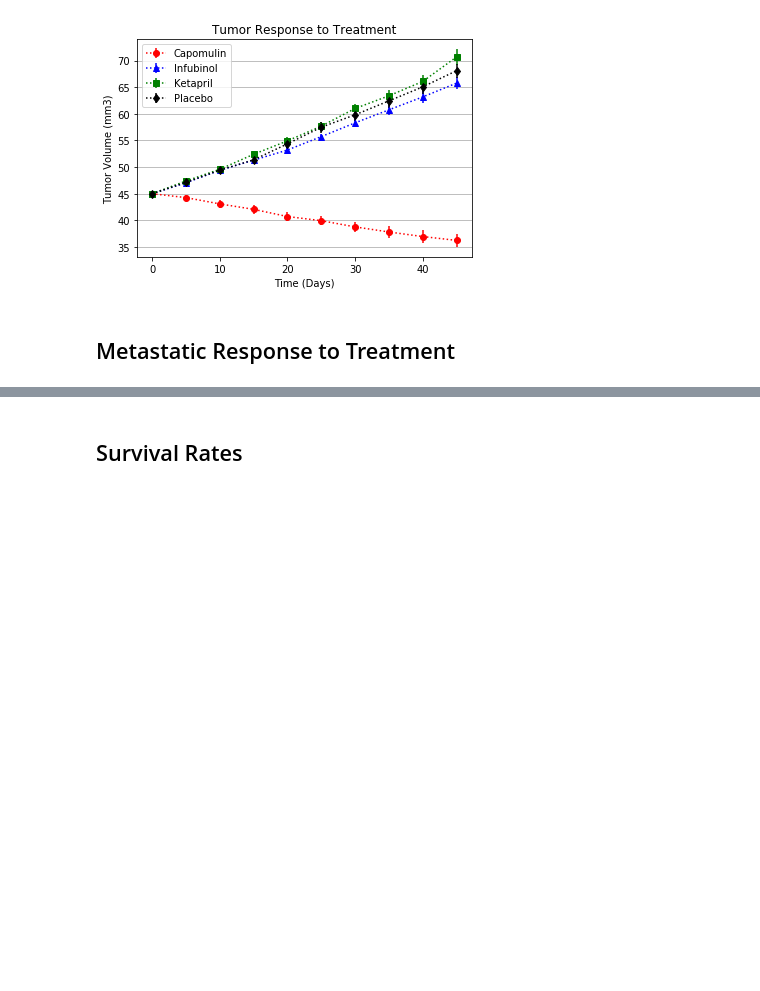
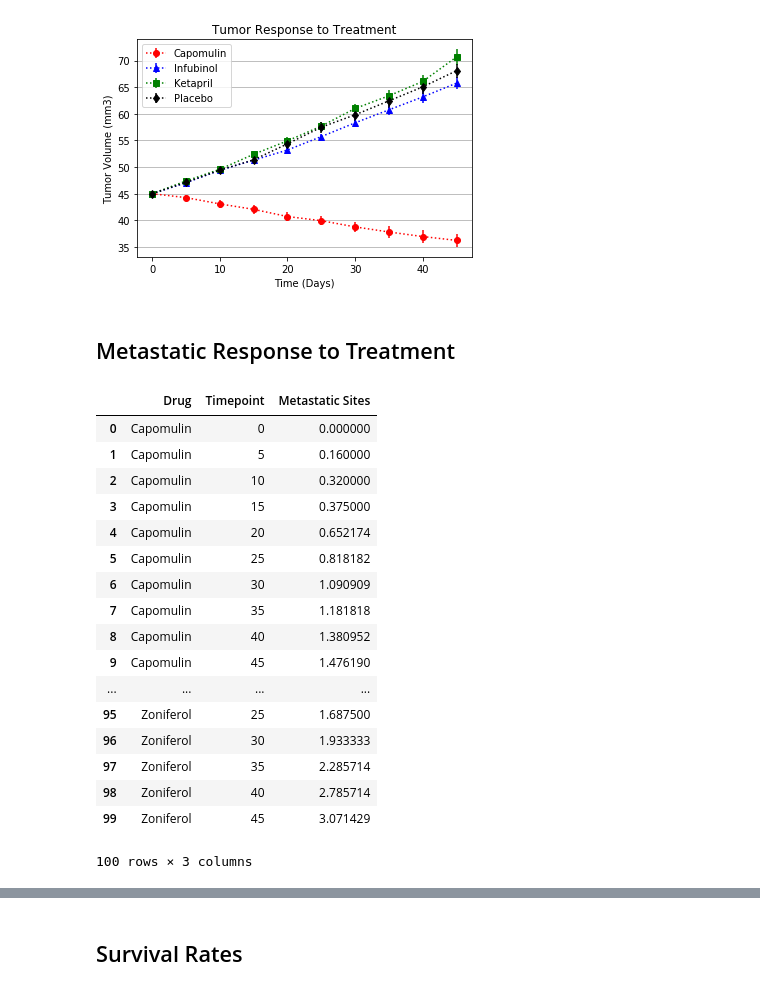
Before and after one commit to mjknj18/Pharmaceutical-Treatment-Result-Analysis, a Jupyter notebook: Pharmaceutical_Treatment_Results_Main.ipynb, the cells around one changed output, grey strips where cells are left out. Drawn from its saved outputs; the diff is of its cells as text; code cells hidden in the pictures; blank space fills up the shorter version.

```diff
--- a/Pharmaceutical_Treatment_Results_Main.ipynb
+++ b/Pharmaceutical_Treatment_Results_Main.ipynb
@@ -206,0 +195,31 @@ plt.show()
+# %%
+#Split Combined Data Frame into Groups by Drug Name & Timepoint
+drug_time_groups = combined_data.groupby(['Drug', 'Timepoint'])
+
+#Calculate Average Metastatic Sites for Grouped Data & Assign To Average Metastatic Site Data Frame
+met_avg_raw = pd.DataFrame(drug_time_groups.mean().reset_index())
+
+#Drop Tumor Volume Data from Average Metastatic Site Data Frame
+met_avg_data = met_avg_raw.drop('Tumor Volume (mm3)', 1)
+
+#Display Average Metastatic Site Data Frame
+met_avg_data
+# %% [output]
+|  | Drug | Timepoint | Metastatic Sites |
+| 0 | Capomulin | 0 | 0.000000 |
+| 1 | Capomulin | 5 | 0.160000 |
+| 2 | Capomulin | 10 | 0.320000 |
+| 3 | Capomulin | 15 | 0.375000 |
+| 4 | Capomulin | 20 | 0.652174 |
+| 5 | Capomulin | 25 | 0.818182 |
+| 6 | Capomulin | 30 | 1.090909 |
+| 7 | Capomulin | 35 | 1.181818 |
+| 8 | Capomulin | 40 | 1.380952 |
+| 9 | Capomulin | 45 | 1.476190 |
+| ... | ... | ... | ... |
+| 95 | Zoniferol | 25 | 1.687500 |
+| 96 | Zoniferol | 30 | 1.933333 |
+| 97 | Zoniferol | 35 | 2.285714 |
+| 98 | Zoniferol | 40 | 2.785714 |
+| 99 | Zoniferol | 45 | 3.071429 |
+100 rows × 3 columns
```
Also changed, not shown: parts of 4 cells of this notebook.
